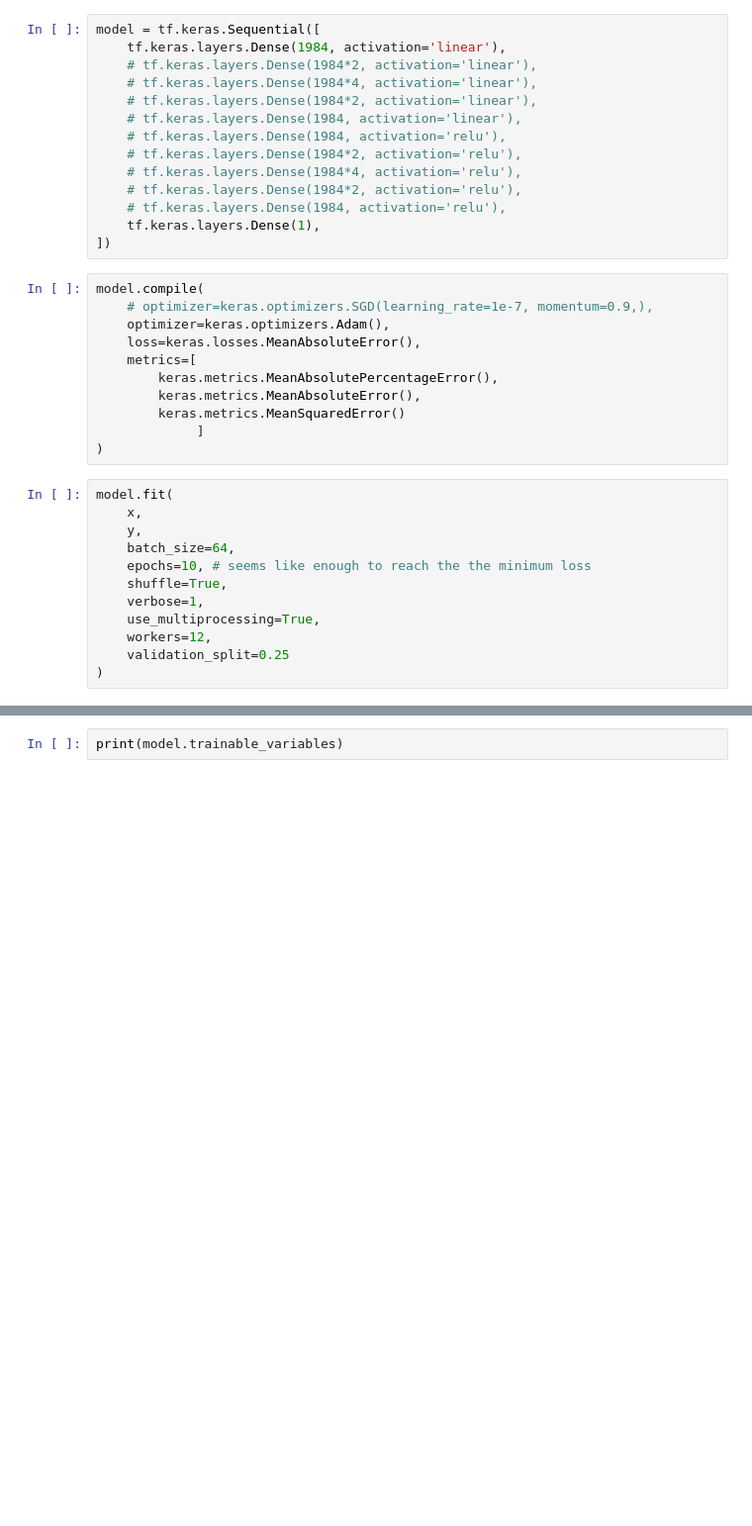
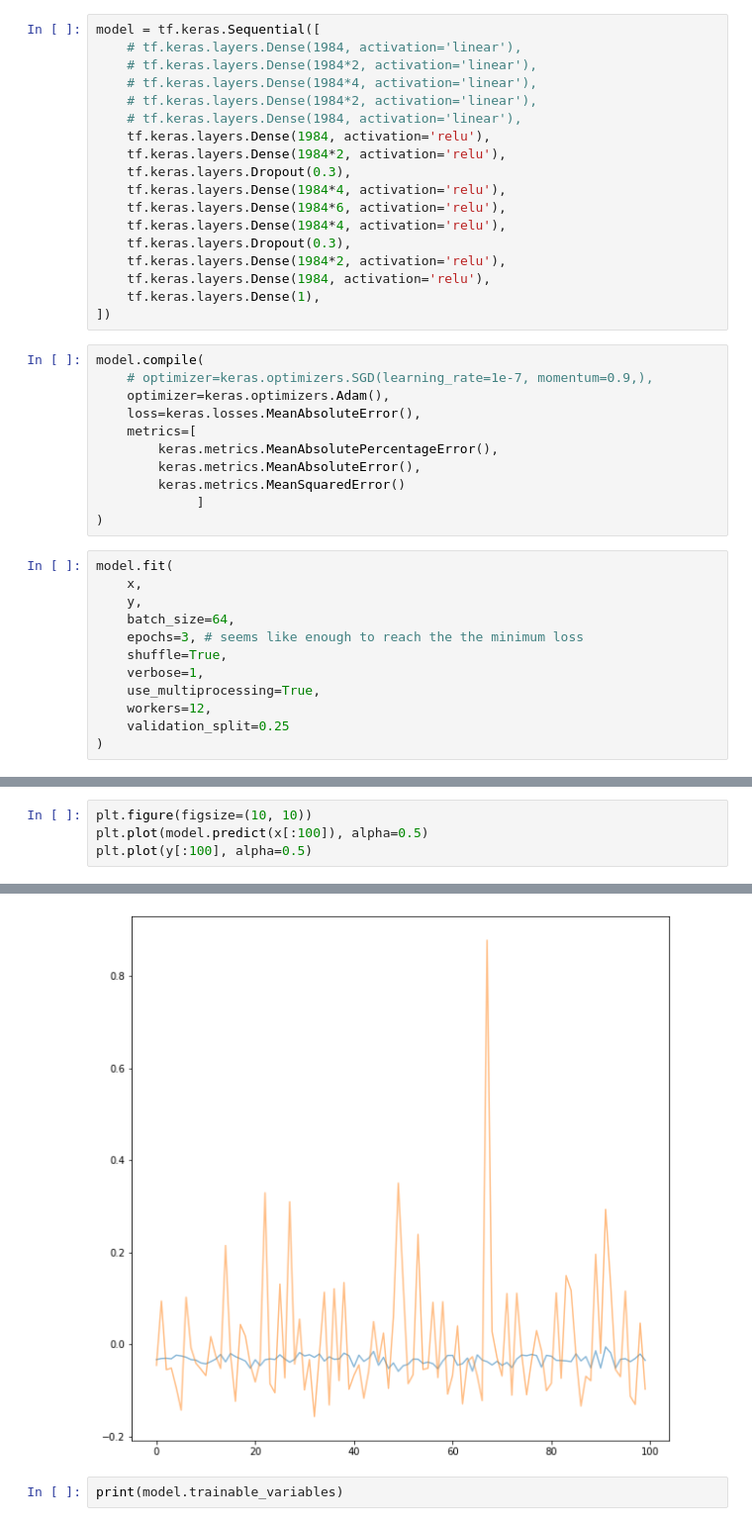
Before and after one commit to PrathamRawat/IV-Forecasting, a Jupyter notebook: code/model.ipynb, the cells around one changed output, grey strips where cells are left out. Shown at 99% size. Drawn from its saved outputs; the diff is of its cells as text; blank space fills up the shorter version.

```diff
--- a/code/model.ipynb
+++ b/code/model.ipynb
@@ -95,16 +99,20 @@ x.shape
 # x, y = df.drop(["impl_volatility"], axis=1).to_numpy(), df["impl_volatility"].to_numpy()
 # %%
 model = tf.keras.Sequential([
-    tf.keras.layers.Dense(1984, activation='linear'),
+    # tf.keras.layers.Dense(1984, activation='linear'),
     # tf.keras.layers.Dense(1984*2, activation='linear'),
     # tf.keras.layers.Dense(1984*4, activation='linear'),
     # tf.keras.layers.Dense(1984*2, activation='linear'),
     # tf.keras.layers.Dense(1984, activation='linear'),
-    # tf.keras.layers.Dense(1984, activation='relu'),
-    # tf.keras.layers.Dense(1984*2, activation='relu'),
-    # tf.keras.layers.Dense(1984*4, activation='relu'),
-    # tf.keras.layers.Dense(1984*2, activation='relu'),
-    # tf.keras.layers.Dense(1984, activation='relu'),
+    tf.keras.layers.Dense(1984, activation='relu'),
+    tf.keras.layers.Dense(1984*2, activation='relu'),
+    tf.keras.layers.Dropout(0.3),
+    tf.keras.layers.Dense(1984*4, activation='relu'),
+    tf.keras.layers.Dense(1984*6, activation='relu'),
+    tf.keras.layers.Dense(1984*4, activation='relu'),
+    tf.keras.layers.Dropout(0.3),
+    tf.keras.layers.Dense(1984*2, activation='relu'),
+    tf.keras.layers.Dense(1984, activation='relu'),
     tf.keras.layers.Dense(1),
 ])
 # %%
@@ -123,7 +131,7 @@ model.fit(
     x,
     y,
     batch_size=64,
-    epochs=10, # seems like enough to reach the the minimum loss
+    epochs=3, # seems like enough to reach the the minimum loss
     shuffle=True,
     verbose=1,
     use_multiprocessing=True,
@@ -154,0 +146,5 @@ Epoch 10/10
+# %%
+plt.figure(figsize=(10, 10))
+plt.plot(model.predict(x[:100]), alpha=0.5)
+plt.plot(y[:100], alpha=0.5)
+# %% [output]
@@ -155,3 +152,4 @@ Epoch 10/10
+[figure, added]
 # %%
 print(model.trainable_variables)
 # %% [output]
```
Also changed, not shown: parts of 5 cells of this notebook, 1 other file.
